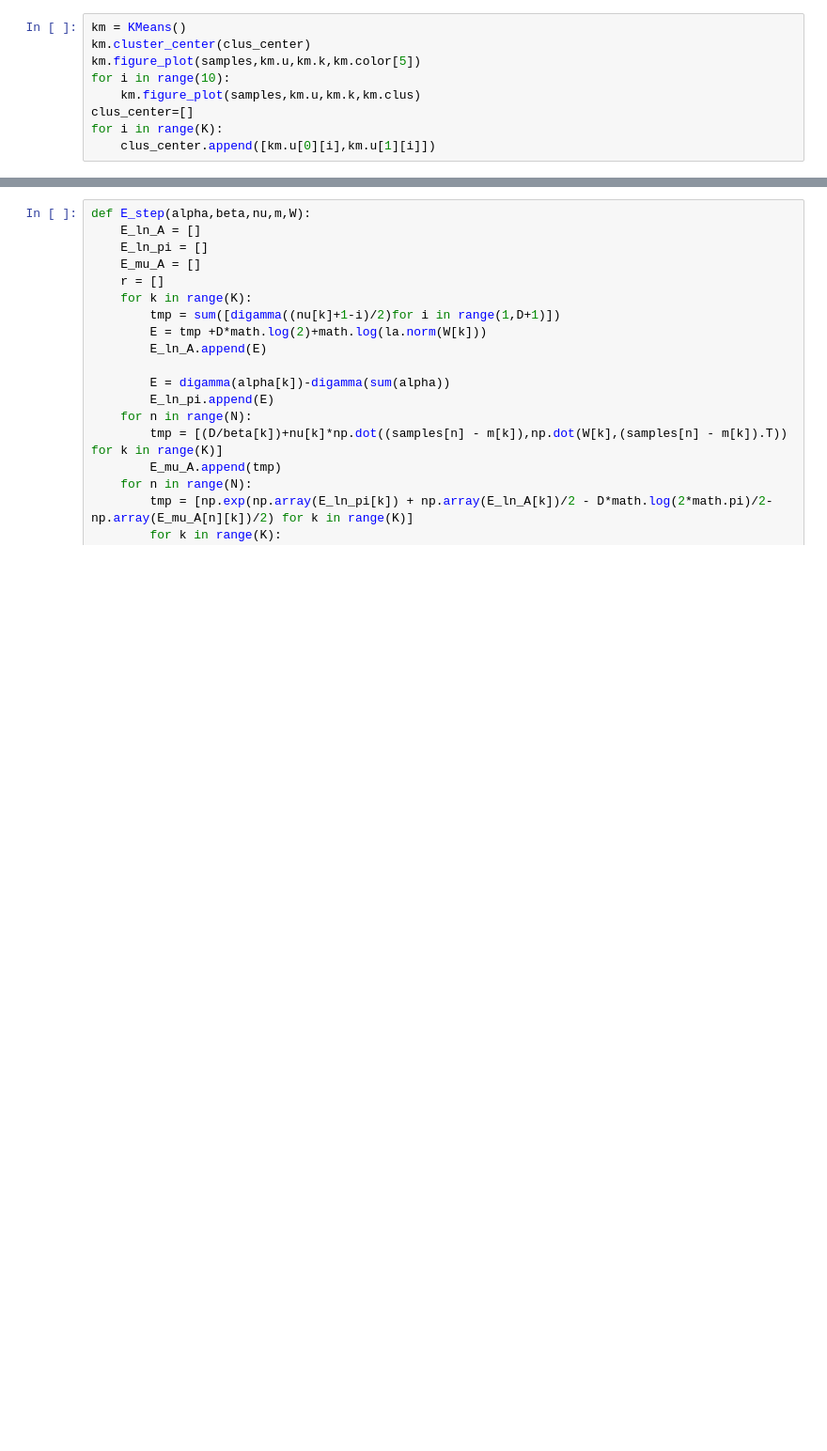
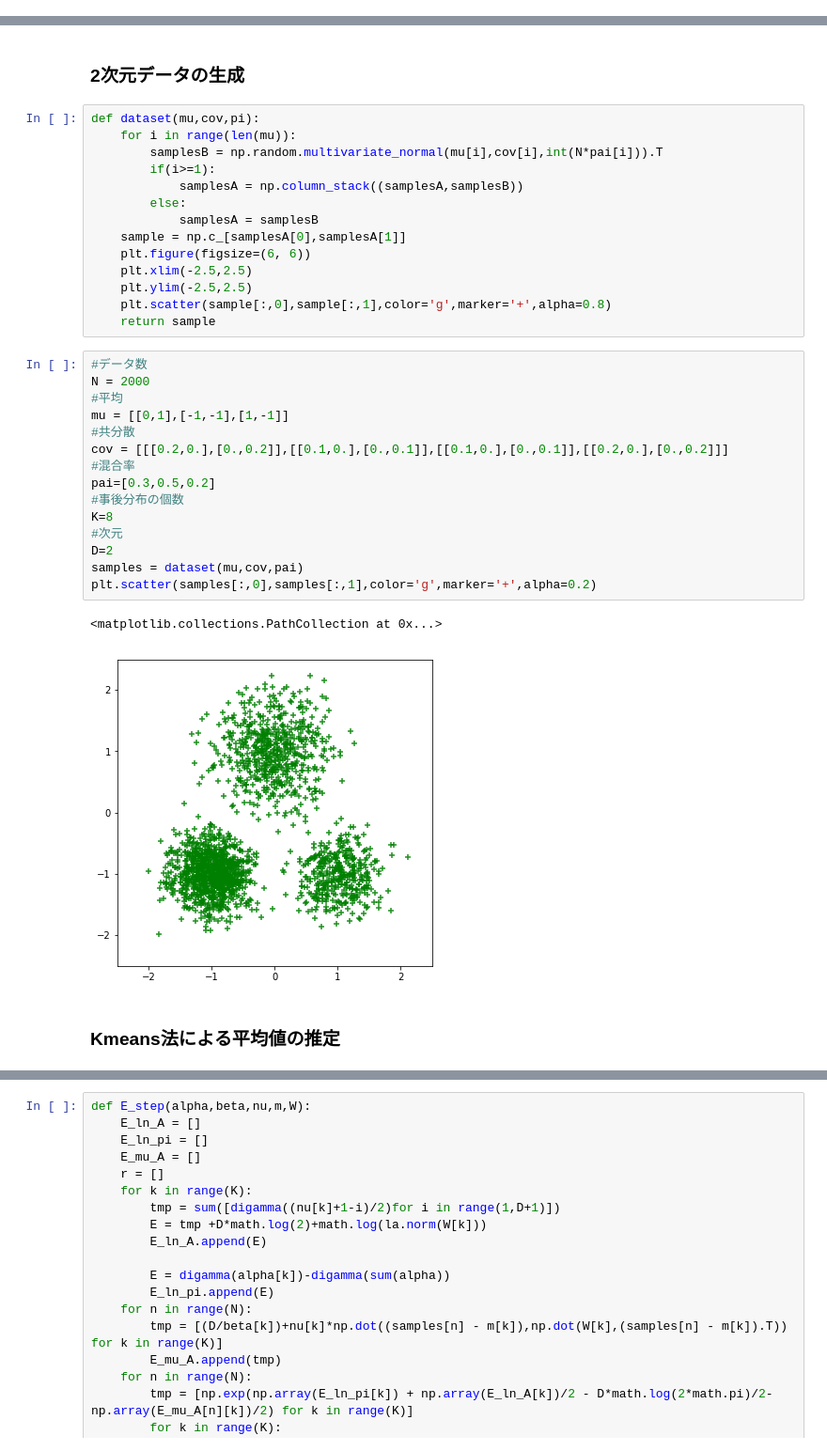
Before and after one commit to taishi107/Variational_Bayes, a Jupyter notebook: Variational_mixtures_of_Gaussians.ipynb, the cells around one changed output, grey strips where cells are left out. Shown at 94% size. Drawn from its saved outputs; the diff is of its cells as text; blank space fills up the shorter version.

```diff
--- a/Variational_mixtures_of_Gaussians.ipynb
+++ b/Variational_mixtures_of_Gaussians.ipynb
@@ -117,9 +0,0 @@ class KMeans:
-# %%
-km = KMeans()
-km.cluster_center(clus_center)
-km.figure_plot(samples,km.u,km.k,km.color[5])
-for i in range(10):
-    km.figure_plot(samples,km.u,km.k,km.clus)
-clus_center=[]
-for i in range(K):
-    clus_center.append([km.u[0][i],km.u[1][i]])
@@ -281,0 +29,36 @@ def M_step(N_k,mu,S):
+# %% [markdown]
+### 2次元データの生成
+# %%
+def dataset(mu,cov,pi):
+    for i in range(len(mu)):
+        samplesB = np.random.multivariate_normal(mu[i],cov[i],int(N*pai[i])).T
+        if(i>=1):
+            samplesA = np.column_stack((samplesA,samplesB))
+        else:
+            samplesA = samplesB
+    sample = np.c_[samplesA[0],samplesA[1]]
+    plt.figure(figsize=(6, 6))
+    plt.xlim(-2.5,2.5)
+    plt.ylim(-2.5,2.5)
+    plt.scatter(sample[:,0],sample[:,1],color='g',marker='+',alpha=0.8)
+    return sample
+# %%
+#データ数
+N = 2000
+#平均
+mu = [[0,1],[-1,-1],[1,-1]]
+#共分散
+cov = [[[0.2,0.],[0.,0.2]],[[0.1,0.],[0.,0.1]],[[0.1,0.],[0.,0.1]],[[0.2,0.],[0.,0.2]]]
+#混合率
+pai=[0.3,0.5,0.2]
+#事後分布の個数
+K=8
+#次元
+D=2
+samples = dataset(mu,cov,pai)
+plt.scatter(samples[:,0],samples[:,1],color='g',marker='+',alpha=0.2)
+# %% [output]
+<matplotlib.collections.PathCollection at 0x...>
+[figure, added]
+# %% [markdown]
+### Kmeans法による平均値の推定
```
Also changed, not shown: parts of 36 cells of this notebook.
